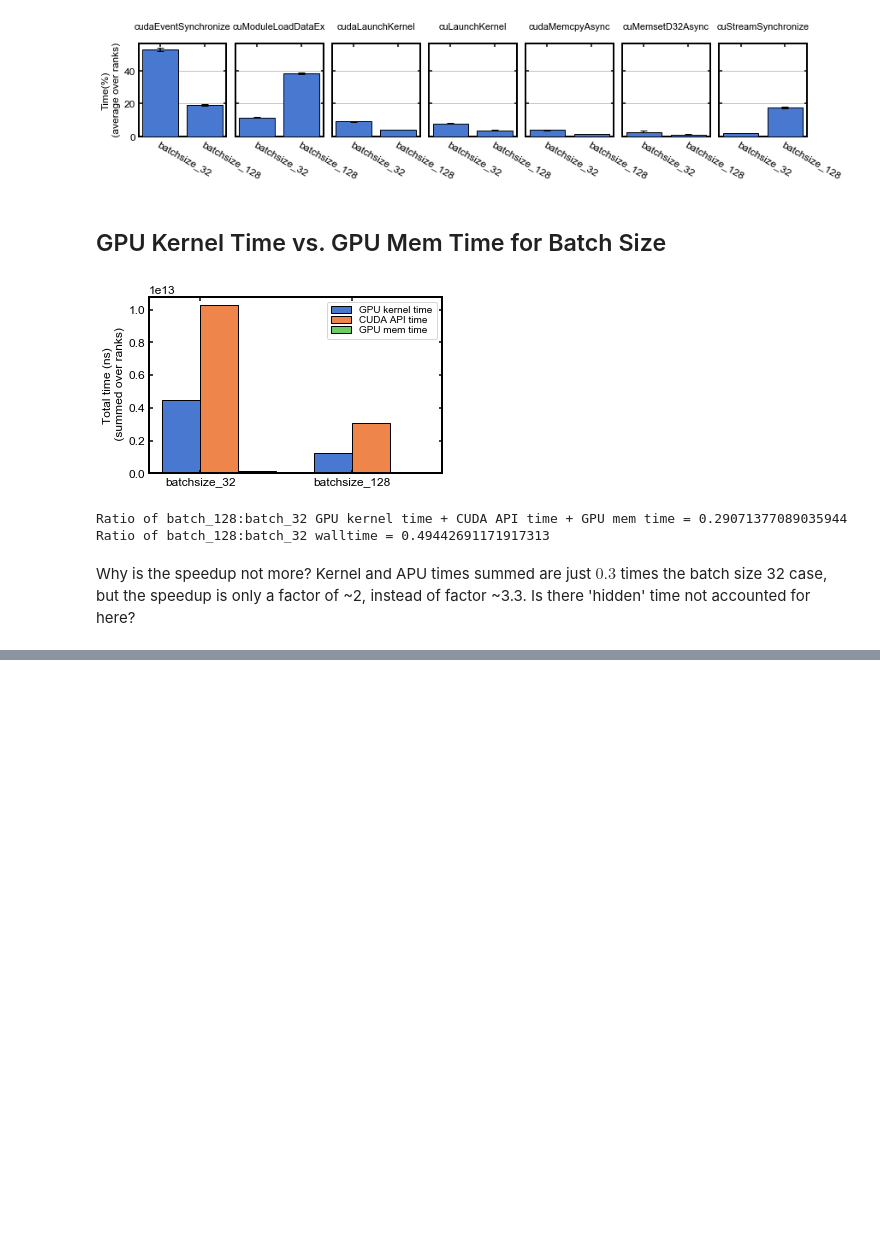
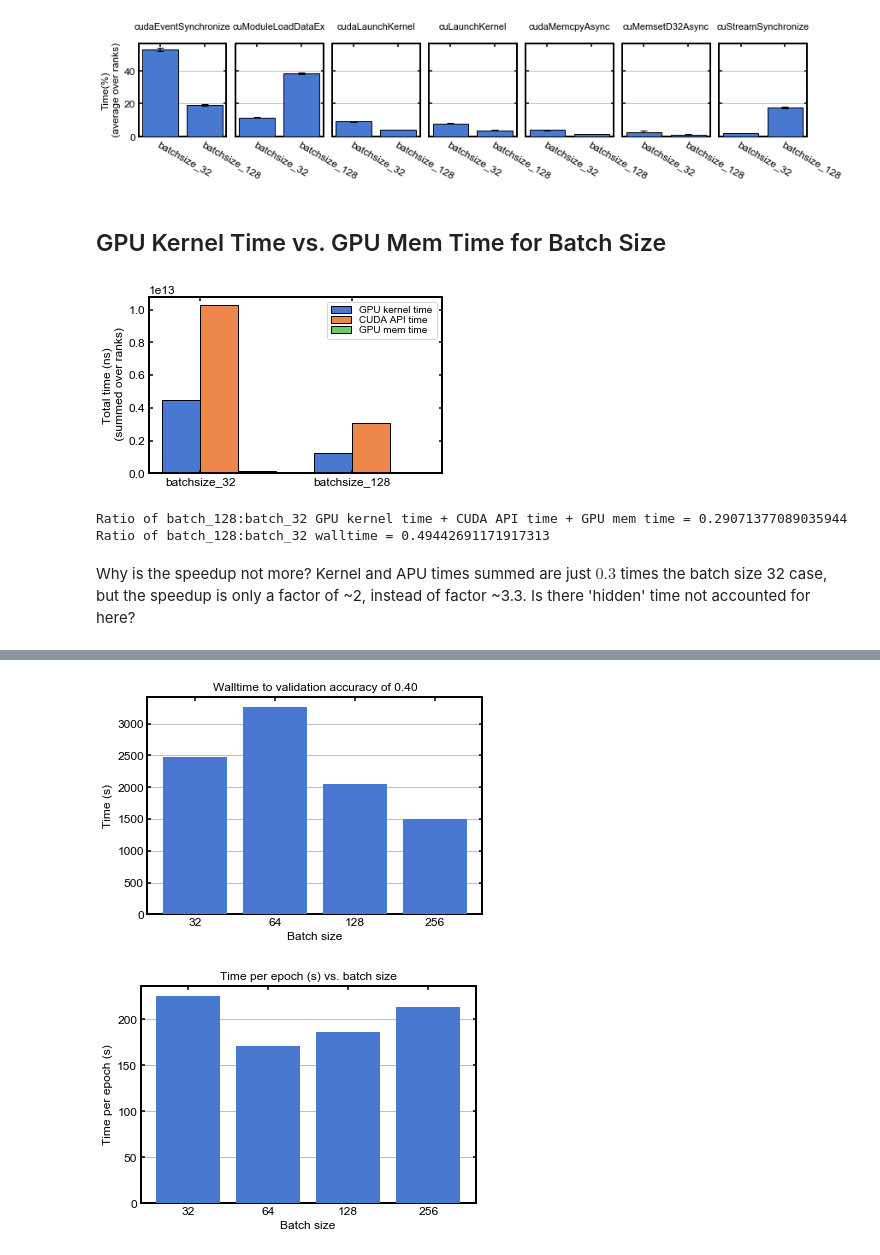
Before and after one commit to mrowan137/ml-performance-benchmark, a Jupyter notebook: resnet/analysis/plot_time_vs_batchsize.ipynb, the cells around one changed output, grey strips where cells are left out. Saved outputs shown, nothing was run; the diff lists cells and outputs as text; code cells hidden in the pictures; blank space fills up the shorter version.

Commit message:
plotting

```diff
--- a/resnet/analysis/plot_time_vs_batchsize.ipynb
+++ b/resnet/analysis/plot_time_vs_batchsize.ipynb
@@ -348,0 +352,78 @@ Why is the speedup not more? Kernel and APU times summed are just $0.3$ times th
+# %%
+# job    | batch size
+# 820420 | 16
+# 811929 | 32
+# 819936 | 64
+# 811929 | 128
+# 819934 | 256
+batch_size = np.array(['32', '64', '128', '256'])
+duration_seconds = []
+
+# start: 'starting cycle 0/...', stop: 'Finished evaluation...' before thresh achieved
+starts = np.array(['17:27:04.240330', # 32
+                   '19:35:40.785194', # 64
+                   '17:27:04.808014', # 128
+                   '19:35:35.800416'  # 256
+                  ]) # 0.0 validation_accuracy
+stops  = np.array(['18:08:21.681953', # 32
+                   '20:29:58.622623', # 64
+                   '18:01:19.912656', # 128
+                   '20:00:29.825692'  # 256
+                  ]) # >= 0.40 validation_accuracy
+
+# called 'cycles'
+epochs = [11, # 32
+          19, # 64
+          11, # 128
+          7   # 512
+         ]
+
+time_per_epoch = []
+
+fmt = '%H:%M:%S.%f'
+for i,b in enumerate(batch_size):
+    # Time to convergence
+    start = datetime.datetime.strptime(starts[i], fmt)
+    stop = datetime.datetime.strptime(stops[i], fmt)
+    t = stop - start
+    t_seconds = t.total_seconds()
+    t_minutes = int(round(t.total_seconds() / 60))
+    duration_seconds.append(t_seconds)
+    print("batch size = {}, duration = {} sec = {} min".format(b, t_seconds, t_minutes))
+
+    # Time per epoch
+    time_per_epoch.append(t_seconds/epochs[i])
+
+x = range(len(batch_size))
+# Time to conv. vs. batch size
+plt.figure()
+plt.bar(x, duration_seconds, zorder=5, color=colors[0])
+plt.xlabel('Batch size')
+plt.ylabel('Time (s)')
+plt.title('Walltime to validation accuracy of 0.40')
+plt.gca().yaxis.grid(True)
+plt.xticks(x, labels=batch_size);
+
+# Time per epoch
+plt.figure()
+plt.bar(x, time_per_epoch, zorder=5, color=colors[0])
+plt.xlabel('Batch size')
+plt.ylabel('Time per epoch (s)')
+plt.title('Time per epoch (s) vs. batch size')
+plt.gca().yaxis.grid(True)
+plt.xticks(x, labels=batch_size);
+
+# Epochs to convergence
+plt.figure()
+plt.bar(x, np.array(epochs, dtype=np.int), zorder=5, color=colors[0])
+plt.xlabel('Batch size')
+plt.ylabel('Number of epochs')
+plt.title('Number of epochs to validation accuracy of 0.40')
+plt.gca().yaxis.grid(True)
+plt.xticks(x, labels=batch_size);
+
+# To do:
+# Time series
+#     Train accuracy vs epochs
+#     Validation accuracy vs. epoch
+# %% [output]
@@ -348,0 +434,2 @@ Why is the speedup not more? Kernel and APU times summed are just $0.3$ times th
+[figure, added]
+[figure, added]
```
Also changed, not shown: parts of 4 cells of this notebook.
